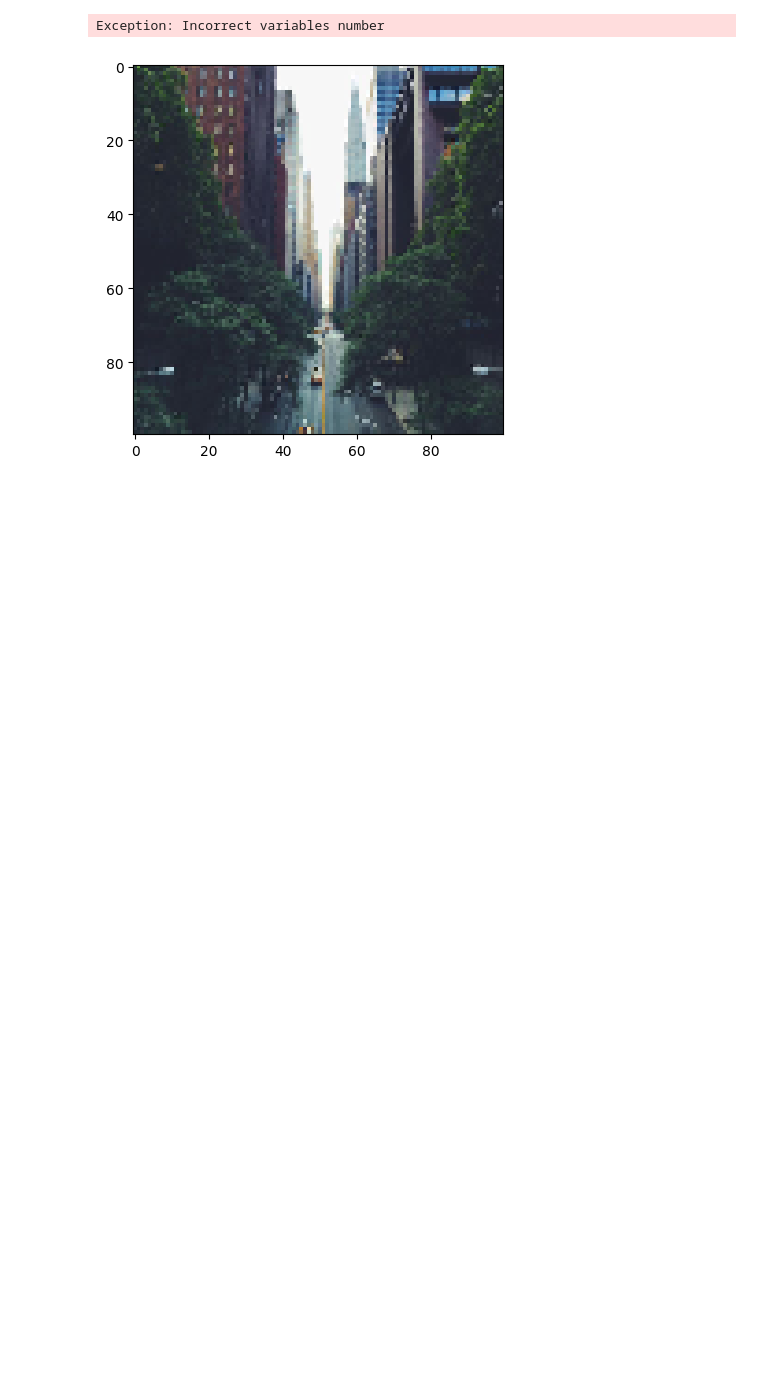
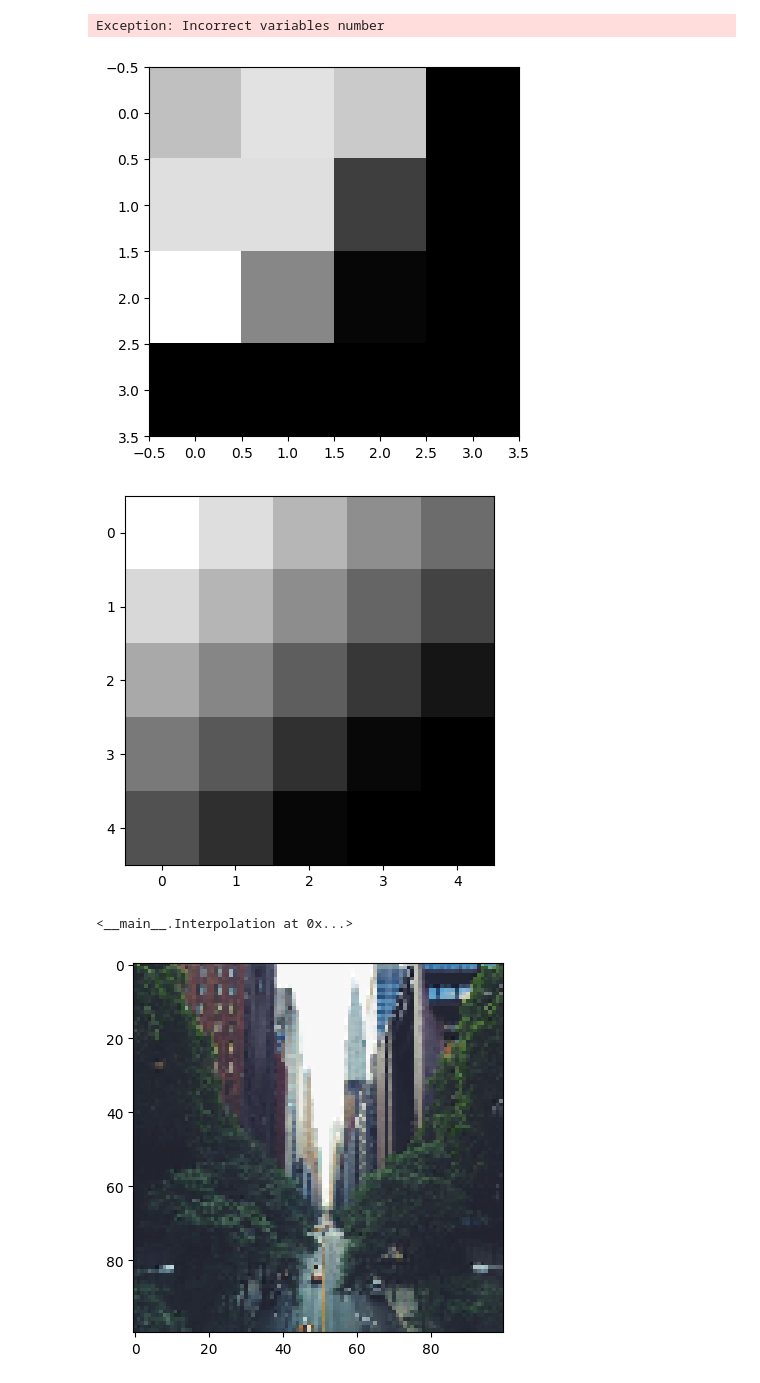
Before and after one commit to KlymentievMaksym/CompGraph, a Jupyter notebook: Lab5.ipynb, the cells around one changed output. Saved outputs shown, nothing was run; the diff lists cells and outputs as text; code cells hidden in the pictures; blank space fills up the shorter version.

```diff
--- a/Lab5.ipynb
+++ b/Lab5.ipynb
@@ -384,6 +436,18 @@ class Interpolation:
 raise Exception("Incorrect variables number")
 # %% [output]
 Exception: Incorrect variables number
+# %%
+image = Interpolation(np.array([
+    [155, 182, 163, 0],
+    [180, 180, 50, 0],
+    [206, 109, 5, 0],
+    [0, 0, 0, 0]
+]))
+image.show(cmap="gray").least_squares_interpolation((5, 5)).show(cmap="gray")
+# %% [output]
+[figure, added]
+[figure, added]
+<__main__.Interpolation at 0x...>
 # %%
 image = Interpolation("lab5/Test1.jpg")
 image.least_squares_interpolation((100, 100)).show().least_squares_interpolation((700, 500)).show()
```
Also changed, not shown: parts of 3 cells of this notebook.
